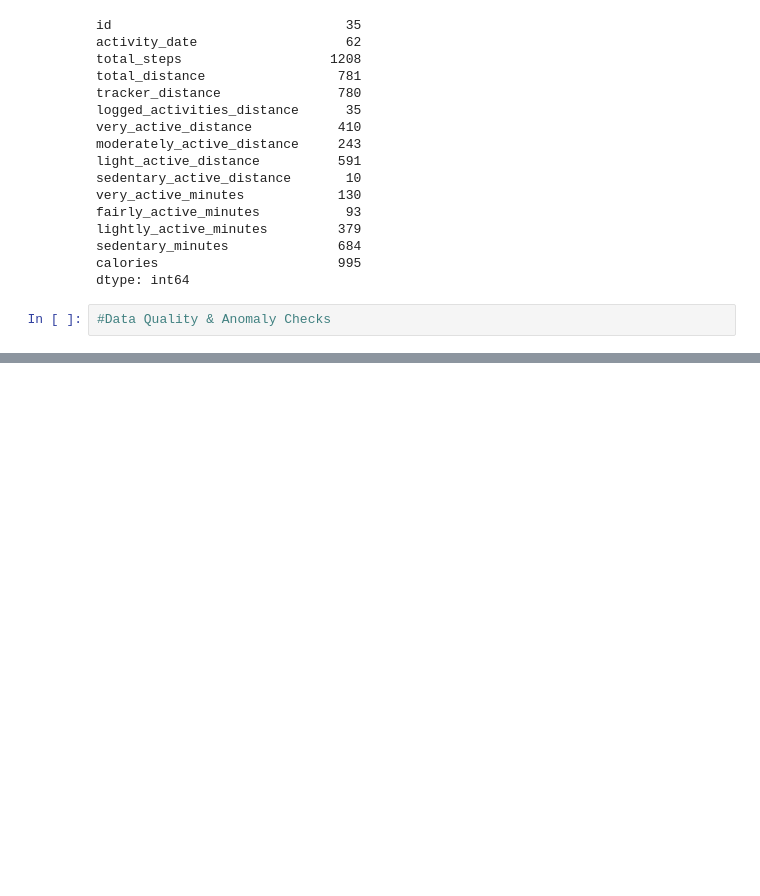
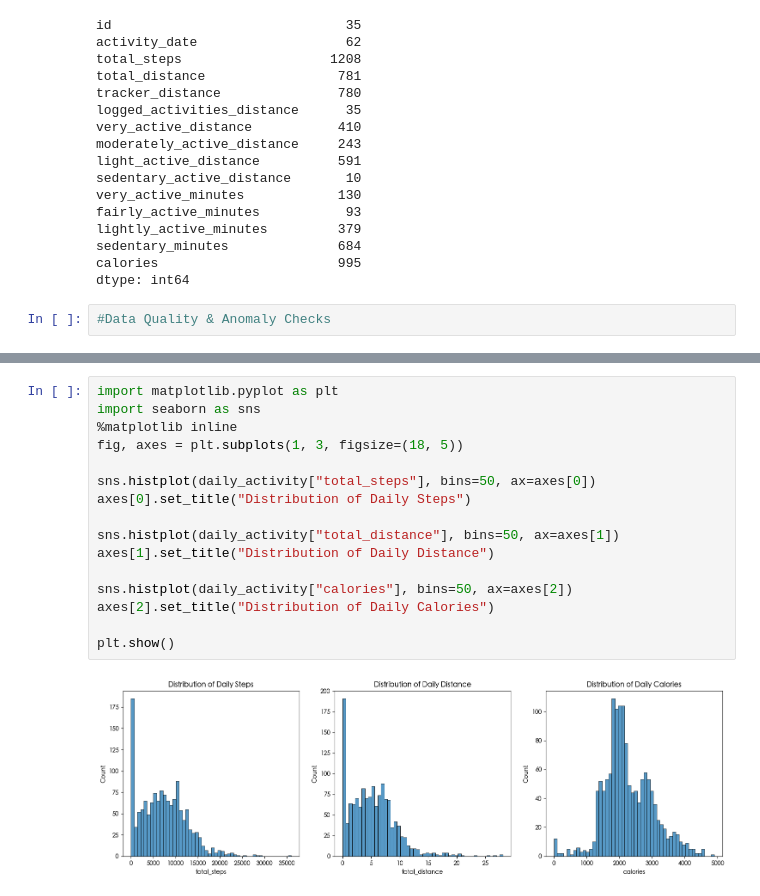
Before and after one commit to premsundar28/Bellabeat, a Jupyter notebook: code/EDA.ipynb, the cells around one changed output, grey strips where cells are left out. Saved outputs shown, nothing was run; the diff lists cells and outputs as text; blank space fills up the shorter version.

```diff
--- a/code/EDA.ipynb
+++ b/code/EDA.ipynb
@@ -158,0 +176,18 @@ NameError: name 'df' is not defined
+# %%
+import matplotlib.pyplot as plt
+import seaborn as sns
+%matplotlib inline
+fig, axes = plt.subplots(1, 3, figsize=(18, 5))
+
+sns.histplot(daily_activity["total_steps"], bins=50, ax=axes[0])
+axes[0].set_title("Distribution of Daily Steps")
+
+sns.histplot(daily_activity["total_distance"], bins=50, ax=axes[1])
+axes[1].set_title("Distribution of Daily Distance")
+
+sns.histplot(daily_activity["calories"], bins=50, ax=axes[2])
+axes[2].set_title("Distribution of Daily Calories")
+
+plt.show()
+# %% [output]
+[figure, added]
```
Also changed, not shown: parts of 4 cells of this notebook, 2 other files.
